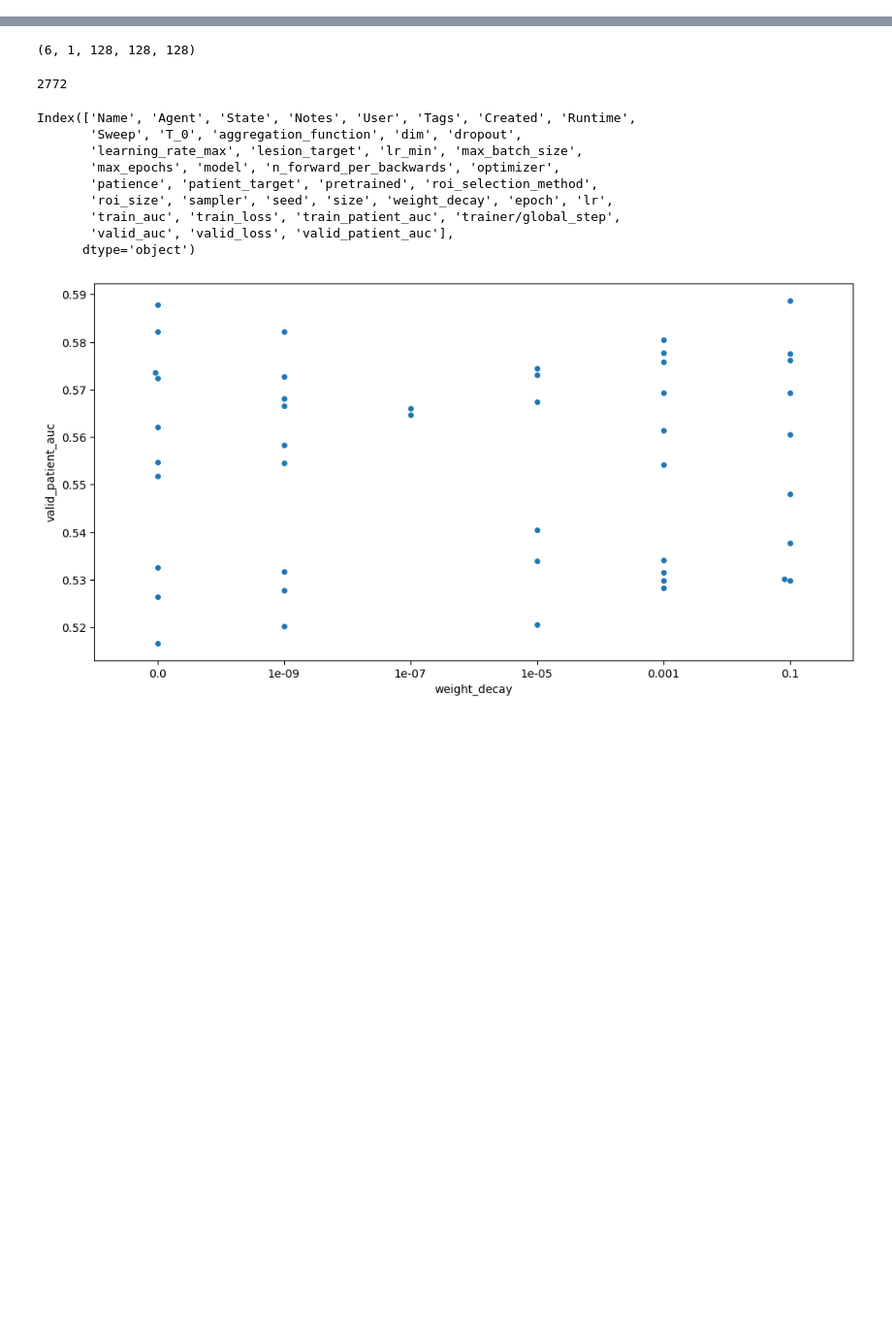
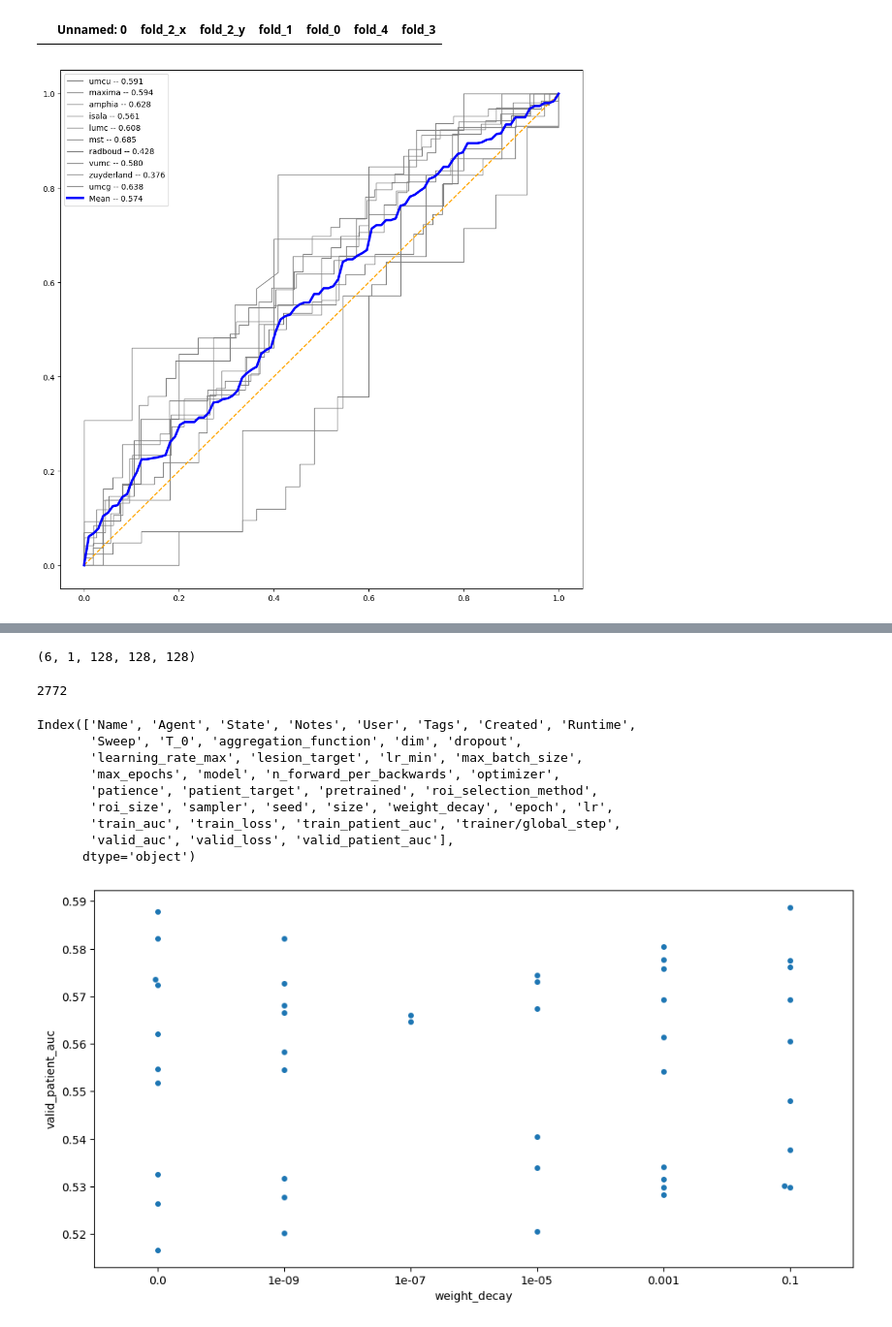
Before and after one commit to RensterMaat/premium_dl_ct, a Jupyter notebook: 01_explore.ipynb, the cells around one changed output, grey strips where cells are left out. Shown at 97% size. Drawn from its saved outputs; the diff is of its cells as text; code cells hidden in the pictures; blank space fills up the shorter version.

Commit message:
plotting utils and recalibration

```diff
--- a/01_explore.ipynb
+++ b/01_explore.ipynb
@@ -51,0 +54,62 @@ Syncing run serene-dream-47 to Weights & Biases (docs)
+# %%
+import pandas as pd
+
+pd.read_csv(save_folder / 'amphia' / 'dl_validation_preds.csv')
+# %% [output]
+|  | Unnamed: 0 | fold_2_x | fold_2_y | fold_1 | fold_0 | fold_4 | fold_3 |
+# %%
+import pandas as pd
+from pathlib import Path
+
+r = Path('/mnt/c/Users/user/data/results_dl')
+df = pd.concat([
+    pd.read_csv(f / 'dl_preds.csv') for f in r.iterdir()
+]).set_index('Unnamed: 0')
+
+df['dl_pred'] = df.mean(axis=1)
+
+lesion_level_labels_csv = "/mnt/c/Users/user/data/tables/lesion_followup_curated_master.csv"
+dmtr_csv = "/mnt/c/Users/user/data/tables/dmtr.csv"
+
+lesion_fu = pd.read_csv(lesion_level_labels_csv, sep=';').set_index('lesion')
+dmtr = pd.read_csv(dmtr_csv).set_index('id')
+
+df = df.merge(lesion_fu[['patient']], left_index=True, right_index=True)
+df = df.groupby('patient').dl_pred.min().to_frame()
+df = df.merge(dmtr[['response','center']], left_index=True, right_index=True).dropna()
+# %%
+import matplotlib.pyplot as plt
+from sklearn.metrics import roc_curve
+from sklearn.metrics import roc_auc_score
+import numpy as np
+
+tprs = []
+aucs = []
+n = []
+mean_fpr = np.linspace(0,1,100)
+
+plt.figure(figsize=(12,12))
+for center in df.center.unique():
+    subset = df[df.center == center]
+    auc = roc_auc_score(subset.response, subset.dl_pred)
+    aucs.append(auc)
+    fpr, tpr, _ = roc_curve(subset.response, subset.dl_pred)
+    plt.plot(fpr, tpr, c='gray', lw=1, label=f'{center} -- {auc:.3f}')
+
+    interp_tpr = np.interp(mean_fpr, fpr, tpr)
+    tprs.append(interp_tpr)
+
+    n.append(len(subset))
+
+mean_tpr = np.mean(tprs, axis=0)
+mean_tpr[0] = 0
+mean_tpr[-1] = 1
+
+
+plt.plot([0,1],[0,1], linestyle='--', c='orange')
+
+plt.plot(mean_fpr, mean_tpr, c='b', lw=3, label=f'Mean -- {np.average(aucs, weights=n):.3f}')
+plt.legend()
+plt.show()
+# %% [output]
+[figure, added]
```
Also changed, not shown: parts of 51 cells of this notebook, 3 other files.
